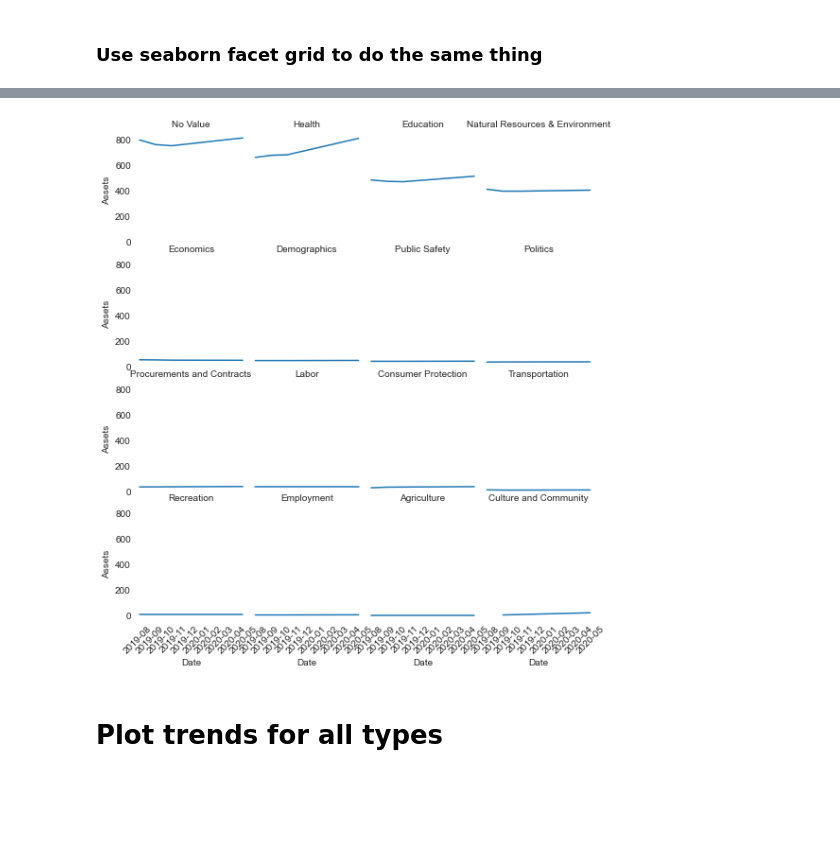
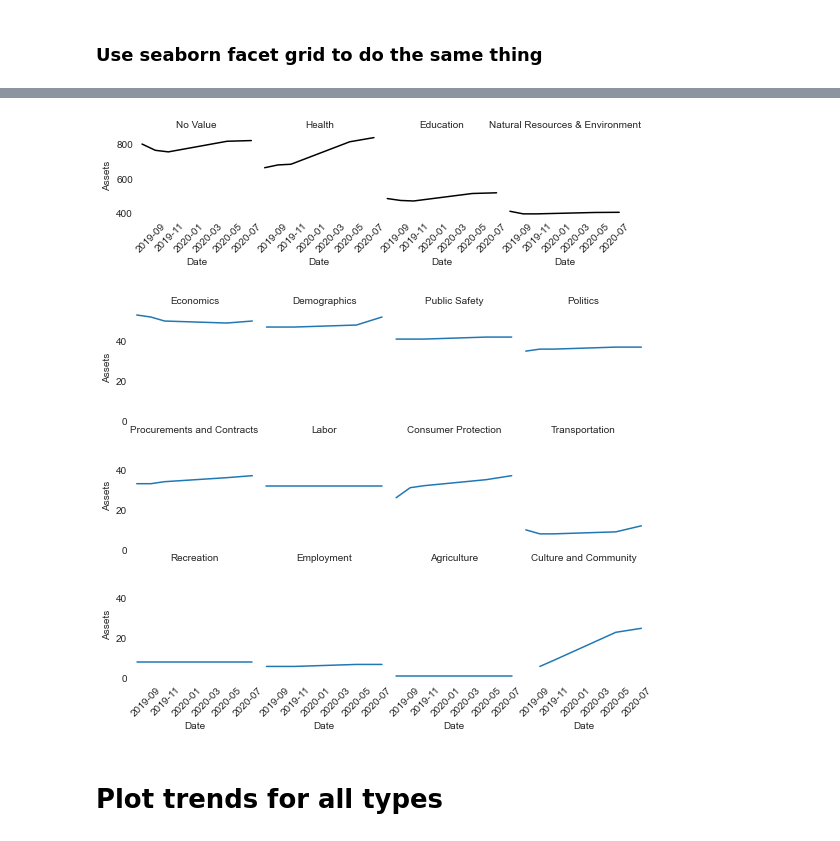
Before and after one commit to OpenDataLiteracy/WSL-AMF, a Jupyter notebook: assessment/code/Change-over-time.ipynb, the cells around one changed output, grey strips where cells are left out. Cells and saved outputs as stored; diff of their text form; code cells hidden in the pictures; blank space fills up the shorter version.

Commit message:
Update the charts

```diff
--- a/assessment/code/Change-over-time.ipynb
+++ b/assessment/code/Change-over-time.ipynb
@@ -124,3 +128,8 @@ df.head(1)
 | 0 | 2019-08-05 | assetTypes | dataset | 894.0 |
 # %% [markdown]
 ### Use seaborn facet grid to do the same thing
+# %%
+#Set up the dataframe
+cats=df[df['descriptor']=='assetCategories']
+cats['max'] = cats.groupby('unit')['value'].transform('max')
+cats.head(5)
@@ -126,0 +148,4 @@ df.head(1)
+# %%
+catsmajor = cats.loc[cats['max'] > 200]
+catsminor = cats.loc[cats['max'] <= 200]
+catsmajor.info()
@@ -127,14 +165,25 @@ df.head(1)
+# %%
+#Chart Major Categories
+with sns.axes_style("ticks"):
+    g = sns.FacetGrid(catsmajor, col="unit", margin_titles=True, col_wrap=4, height=2)
+g.map(sns.lineplot, "download_date", "value", color='#000000')
+g.set_axis_labels("Date", "Assets")
+g.set_xticklabels(rotation=45)
+g.set_titles('{col_name}')
+g.fig.subplots_adjust(wspace=.02, hspace=.12)
+# %% [output]
+[figure, added]
 # %%
-cats=df[df['descriptor']=='assetCategories']
-with sns.axes_style("white"):
-    g = sns.FacetGrid(cats, col="unit", margin_titles=True, col_wrap=4, height=2)
+#Chart Minor Categories
+with sns.axes_style("ticks"):
+    g = sns.FacetGrid(catsminor, col="unit", margin_titles=True, col_wrap=4, height=2)
 g.map(sns.lineplot, "download_date", "value")
 g.set_axis_labels("Date", "Assets")
 g.set_xticklabels(rotation=45)
 g.set_titles('{col_name}')
-g.fig.subplots_adjust(wspace=.02, hspace=.09)
+g.fig.subplots_adjust(wspace=.02, hspace=.12)
 # %% [output]
-[figure, old version]
+[figure, new version]
 # %% [markdown]
 # Plot trends for all types
 # %%
```
Also changed, not shown: parts of 6 cells of this notebook.
